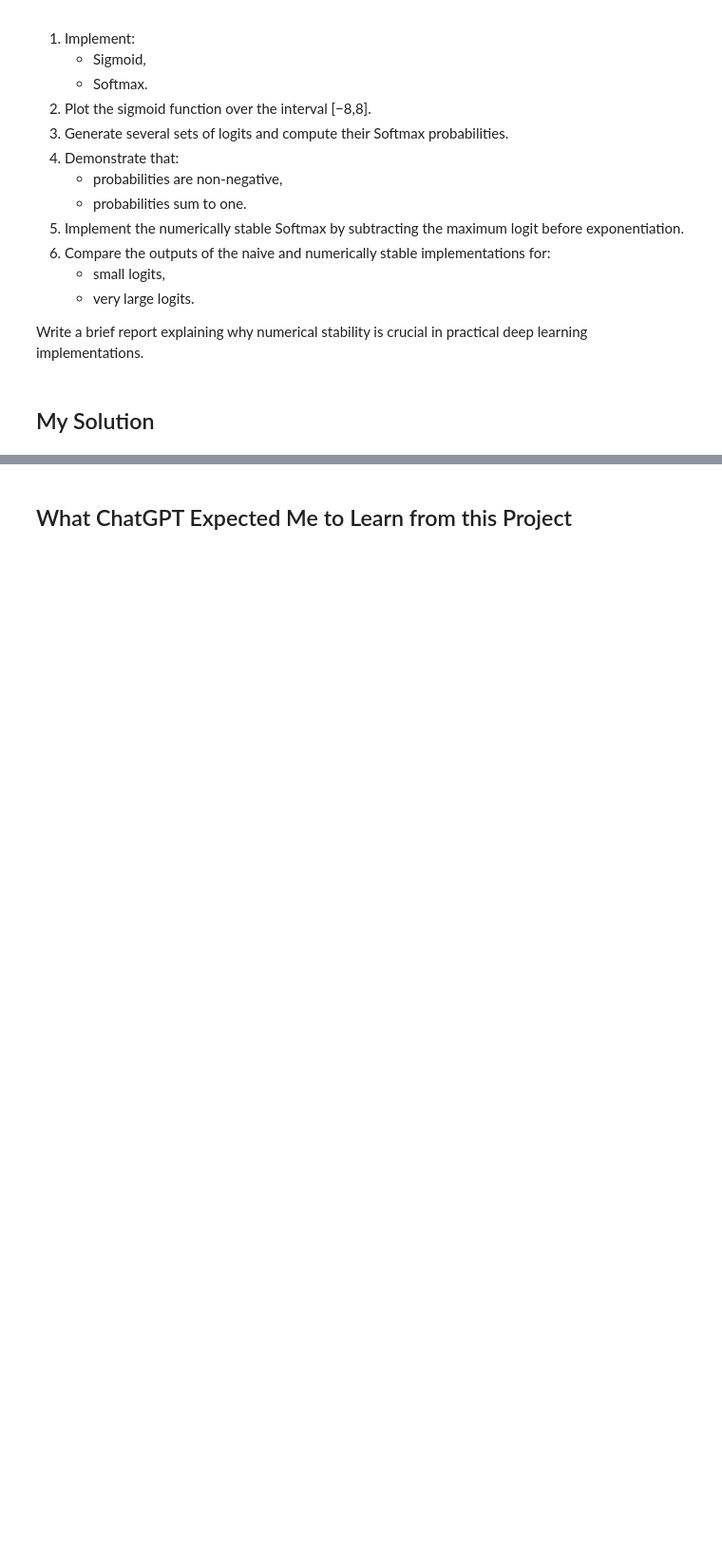
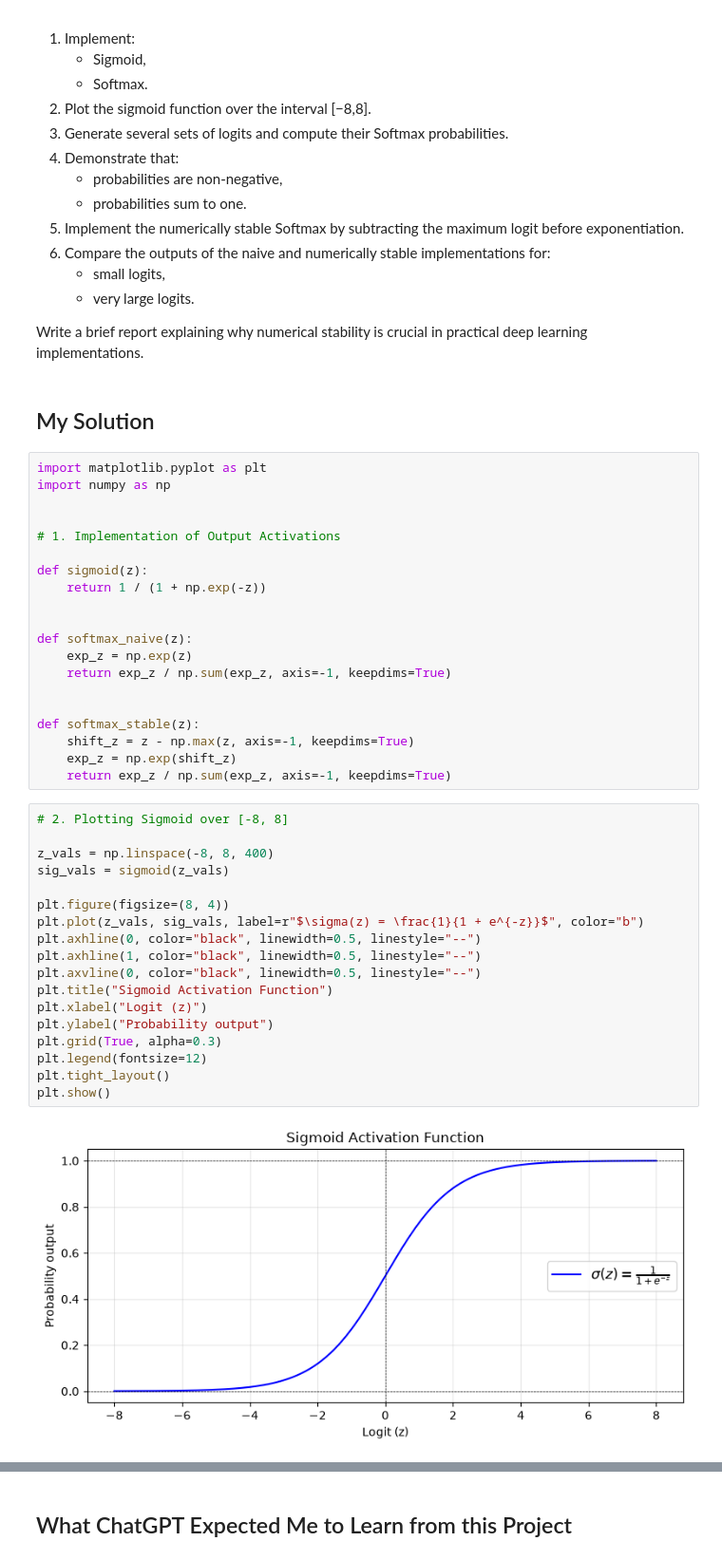
Before and after one commit to RaselParvejHrid/deep-learning, a Jupyter notebook: with-chatgpt/chapter11/chapter11 Coding Project.ipynb, the cells around one changed output, grey strips where cells are left out. Shown at 95% size. Drawn from its saved outputs; the diff is of its cells as text; blank space fills up the shorter version.

```diff
--- a/with-chatgpt/chapter11/chapter11 Coding Project.ipynb
+++ b/with-chatgpt/chapter11/chapter11 Coding Project.ipynb
@@ -23,3 +23,43 @@
 Write a brief report explaining why numerical stability is crucial in practical deep learning implementations.
 # %% [markdown]
 ## My Solution
+# %%
+import matplotlib.pyplot as plt
+import numpy as np
+
+
+# 1. Implementation of Output Activations
+
+def sigmoid(z):
+    return 1 / (1 + np.exp(-z))
+
+
+def softmax_naive(z):
+    exp_z = np.exp(z)
+    return exp_z / np.sum(exp_z, axis=-1, keepdims=True)
+
+
+def softmax_stable(z):
+    shift_z = z - np.max(z, axis=-1, keepdims=True)
+    exp_z = np.exp(shift_z)
+    return exp_z / np.sum(exp_z, axis=-1, keepdims=True)
+# %%
+# 2. Plotting Sigmoid over [-8, 8]
+
+z_vals = np.linspace(-8, 8, 400)
+sig_vals = sigmoid(z_vals)
+
+plt.figure(figsize=(8, 4))
+plt.plot(z_vals, sig_vals, label=r"$\sigma(z) = \frac{1}{1 + e^{-z}}$", color="b")
+plt.axhline(0, color="black", linewidth=0.5, linestyle="--")
+plt.axhline(1, color="black", linewidth=0.5, linestyle="--")
+plt.axvline(0, color="black", linewidth=0.5, linestyle="--")
+plt.title("Sigmoid Activation Function")
+plt.xlabel("Logit (z)")
+plt.ylabel("Probability output")
+plt.grid(True, alpha=0.3)
+plt.legend(fontsize=12)
+plt.tight_layout()
+plt.show()
+# %% [output]
+[figure, added]
```
Also changed, not shown: parts of 4 cells of this notebook.
